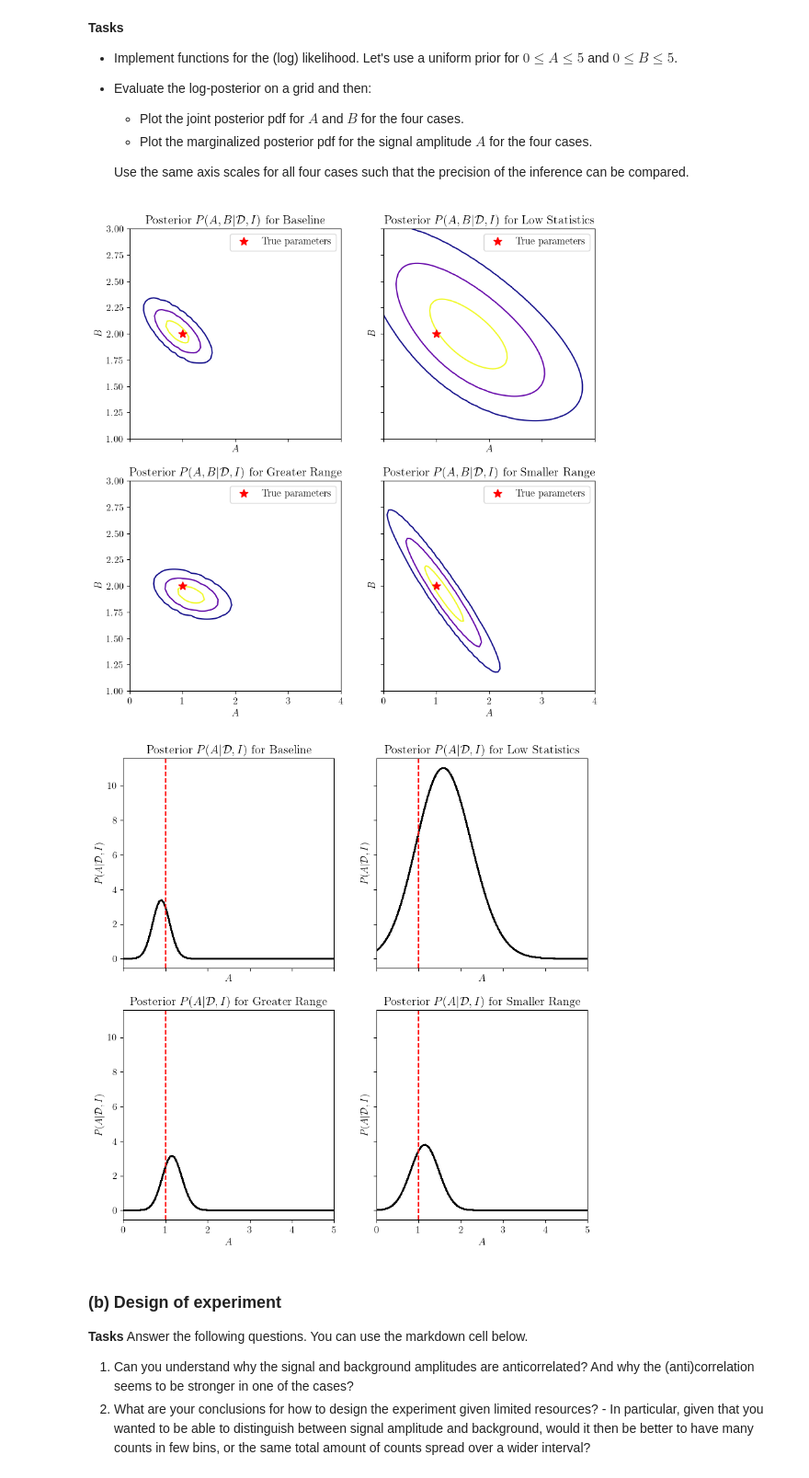
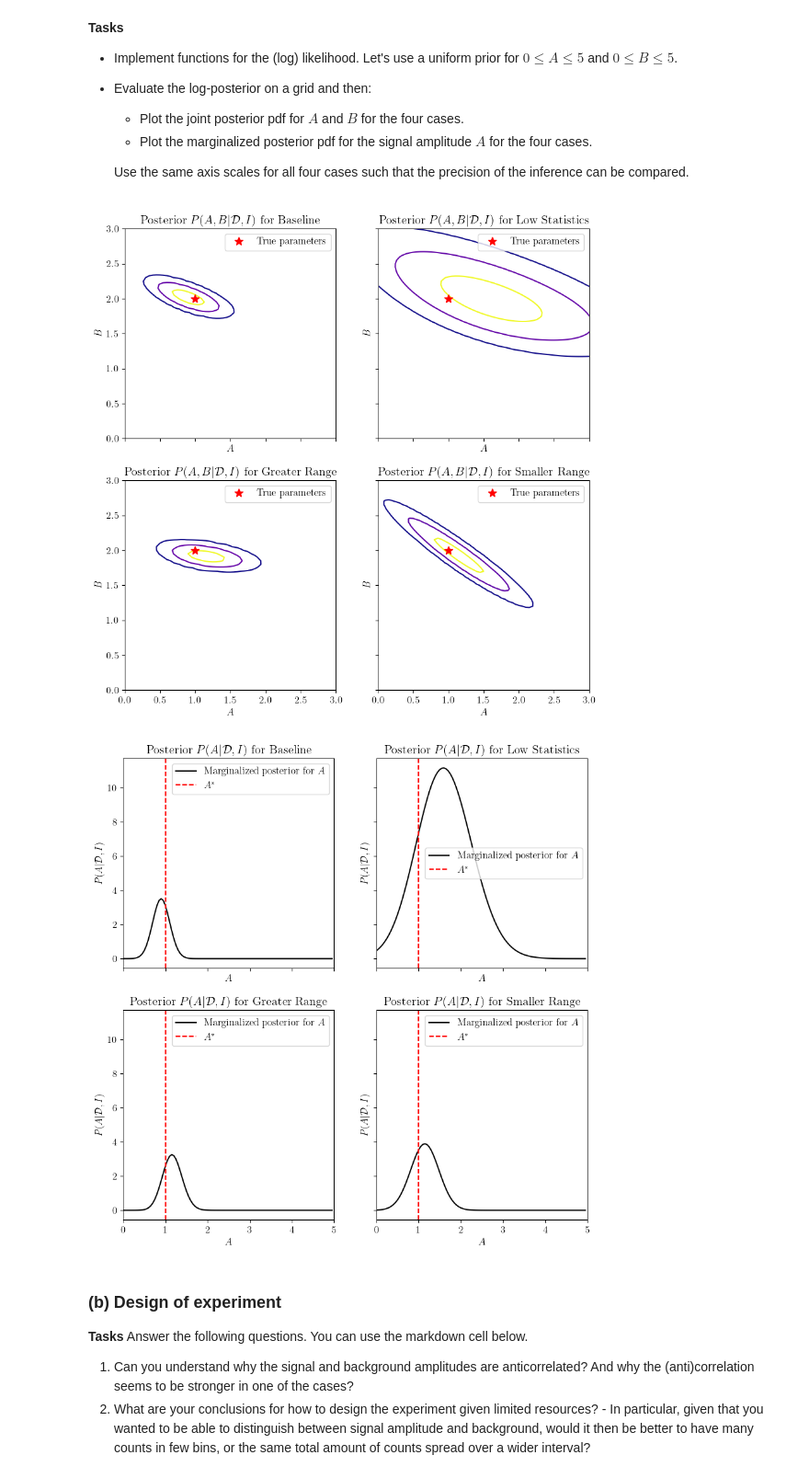
Before and after one commit to stommen/tif285, a Jupyter notebook: hand-ins/pub/ProblemSets/Set2/TIF285_ps2_extra_problems.ipynb, the cells around one changed output. Shown at 92% size. Drawn from its saved outputs; the diff is of its cells as text; code cells hidden in the pictures.

```diff
--- a/hand-ins/pub/ProblemSets/Set2/TIF285_ps2_extra_problems.ipynb
+++ b/hand-ins/pub/ProblemSets/Set2/TIF285_ps2_extra_problems.ipynb
@@ -206,8 +206,8 @@ fig, axs = plt.subplots(2, 2, figsize=(10, 10))
 cases = data.keys()
 for i, case in enumerate(cases):
     xk_pts, Dk_pts, Nk_pts, x_max, n_0 = data[case]
-    axs.flatten()[i].plot(xk_pts, Dk_pts, label='Signal + Background')
-    axs.flatten()[i].plot(xk_pts, Nk_pts, label='Measured')
+    #axs.flatten()[i].plot(xk_pts, Dk_pts, label='Signal + Background')
+    axs.flatten()[i].plot(xk_pts, Nk_pts, label='Measured Data', alpha=0.5)
     axs.flatten()[i].set_xlabel('$x$')
     axs.flatten()[i].set_ylabel('Counts')
     axs.flatten()[i].legend()
@@ -284,44 +283,56 @@ def find_contour_levels(grid):
 # YOUR CODE HERE
 #
 
-A, B = np.mgrid[0:5:100j, 0:5:100j]
+### Defining the grid
+A, B = np.mgrid[0:5:0.05, 0:5:0.05]
 grid = np.dstack((A, B))
 
 fig1, axs1 = plt.subplots(2, 2, figsize=(10, 10), sharex=True, sharey=True)
 
+### Cases, plotting the posterior for each case
 cases = data.keys()
 for i, case in enumerate(cases):
+    ### Extract data
     xk_pts, Dk_pts, Nk_pts, x_max, n_0 = data[case]
+    ### Not the prettiest, but since xk_pts and Nk_pts differ for each case, I
+    ### use the list comprehension to calculate the log_posterior for each A, B pair
     log_posterior_vals = np.array([[log_posterior(A_val, B_val, xk_pts, Nk_pts, n_0) for A_val, B_val in row] for row in grid])
+    ### Normalizing and calculating the contour levels
     norm_log_posterior_vals = np.exp(log_posterior_vals - np.max(log_posterior_vals))
     levels = find_contour_levels(norm_log_posterior_vals)
+
+    ### Plotting, labeling, titeling, legending and limiting
     axs1.flatten()[i].contour(A, B, norm_log_posterior_vals, cmap='plasma', levels=levels)
     axs1.flatten()[i].set_xlabel('$A$')
     axs1.flatten()[i].set_ylabel('$B$')
     axs1.flatten()[i].set_title(f'Posterior $P(A,B\\vert \\mathcal{{D}}, I)$ for {case}')
     axs1.flatten()[i].plot(A_true, B_true, 'r*', label='True parameters', markersize=10)
     axs1.flatten()[i].legend()
-    axs1.flatten()[i].set_xlim(0, 4)
-    axs1.flatten()[i].set_ylim(1, 3)
+    axs1.flatten()[i].set_xlim(0, 3)
+    axs1.flatten()[i].set_ylim(0, 3)
 
 fig2, axs2 = plt.subplots(2, 2, figsize=(10, 10), sharex=True, sharey=True)
 
 for i, case in enumerate(cases):
     xk_pts, Dk_pts, Nk_pts, x_max, n_0 = data[case]
     log_posterior_vals = np.array([[log_posterior(A_val, B_val, xk_pts, Nk_pts, n_0) for A_val, B_val in row] for row in grid])
     norm_log_posterior_vals = np.exp(log_posterior_vals - np.max(log_posterior_vals))
+
+    ### Sum along B to get the marginalized posterior for A, axis 1 is columns = B
     marginalized_A = np.sum(norm_log_posterior_vals, axis=1)
-    axs2.flatten()[i].plot(A, marginalized_A, 'k')
+
+    axs2.flatten()[i].plot(A[:, 0], marginalized_A, 'k', label='Marginalized posterior for $A$')
     axs2.flatten()[i].set_xlabel('$A$')
     axs2.flatten()[i].set_ylabel('$P(A\\vert \\mathcal{D}, I)$')
     axs2.flatten()[i].set_title(f'Posterior $P(A\\vert \\mathcal{{D}}, I)$ for {case}')
     axs2.flatten()[i].axvline(A_true, color='r', linestyle='--', label='$A^*$')
     axs2.flatten()[i].set_xlim(0, 5)
+    axs2.flatten()[i].legend()
 
 plt.show()
 # %% [output]
-[figure, old version]
+[figure, new version]
-[figure, old version]
+[figure, new version]
 # %% [markdown]
 ### (b) Design of experiment
 **Tasks**
```
Also changed, not shown: parts of 20 cells of this notebook.
